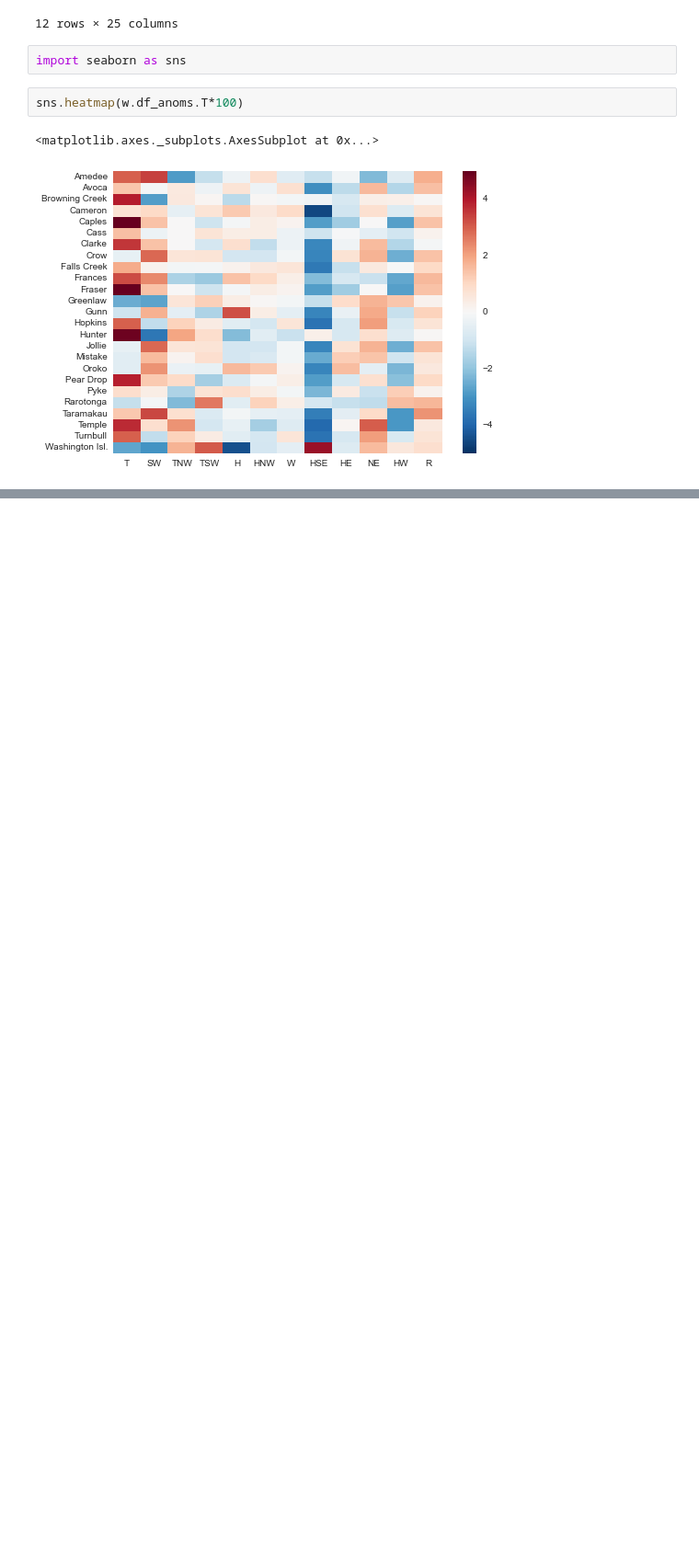
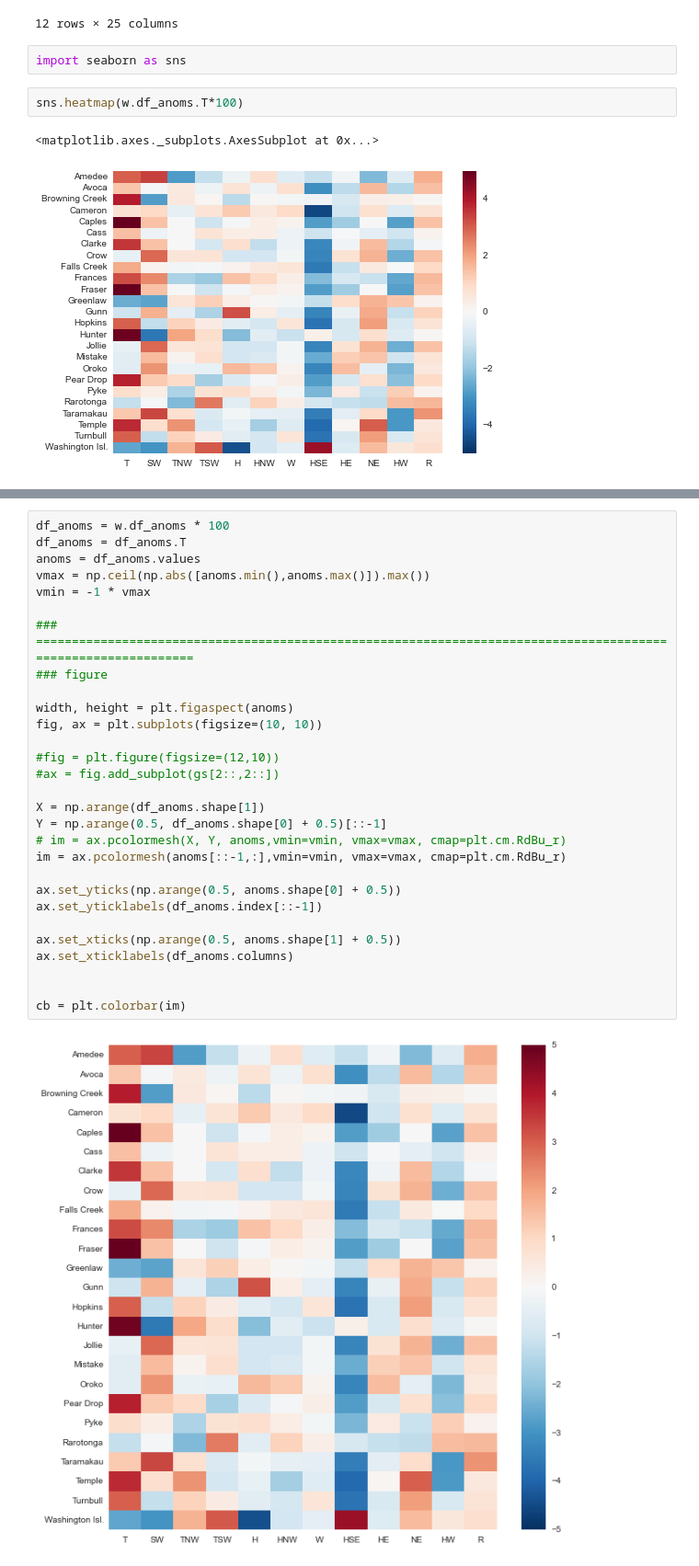
Before and after one commit to nicolasfauchereau/paleopy, a Jupyter notebook: notebooks/WR.ipynb, the cells around one changed output, grey strips where cells are left out. Shown at 92% size. Cells and saved outputs as stored; diff of their text form; blank space fills up the shorter version.

```diff
--- a/notebooks/WR.ipynb
+++ b/notebooks/WR.ipynb
@@ -326,0 +410,31 @@ sns.heatmap(w.df_anoms.T*100)
+# %%
+df_anoms = w.df_anoms * 100
+df_anoms = df_anoms.T
+anoms = df_anoms.values
+vmax = np.ceil(np.abs([anoms.min(),anoms.max()]).max())
+vmin = -1 * vmax
+
+### ==============================================================================================================
+### figure
+
+width, height = plt.figaspect(anoms)
+fig, ax = plt.subplots(figsize=(10, 10))
+
+#fig = plt.figure(figsize=(12,10))
+#ax = fig.add_subplot(gs[2::,2::])
+
+X = np.arange(df_anoms.shape[1])
+Y = np.arange(0.5, df_anoms.shape[0] + 0.5)[::-1]
+# im = ax.pcolormesh(X, Y, anoms,vmin=vmin, vmax=vmax, cmap=plt.cm.RdBu_r)
+im = ax.pcolormesh(anoms[::-1,:],vmin=vmin, vmax=vmax, cmap=plt.cm.RdBu_r)
+
+ax.set_yticks(np.arange(0.5, anoms.shape[0] + 0.5))
+ax.set_yticklabels(df_anoms.index[::-1])
+
+ax.set_xticks(np.arange(0.5, anoms.shape[1] + 0.5))
+ax.set_xticklabels(df_anoms.columns)
+
+
+cb = plt.colorbar(im)
+# %% [output]
+[figure, added]
```
Also changed, not shown: parts of 15 cells of this notebook, 2 other files.
